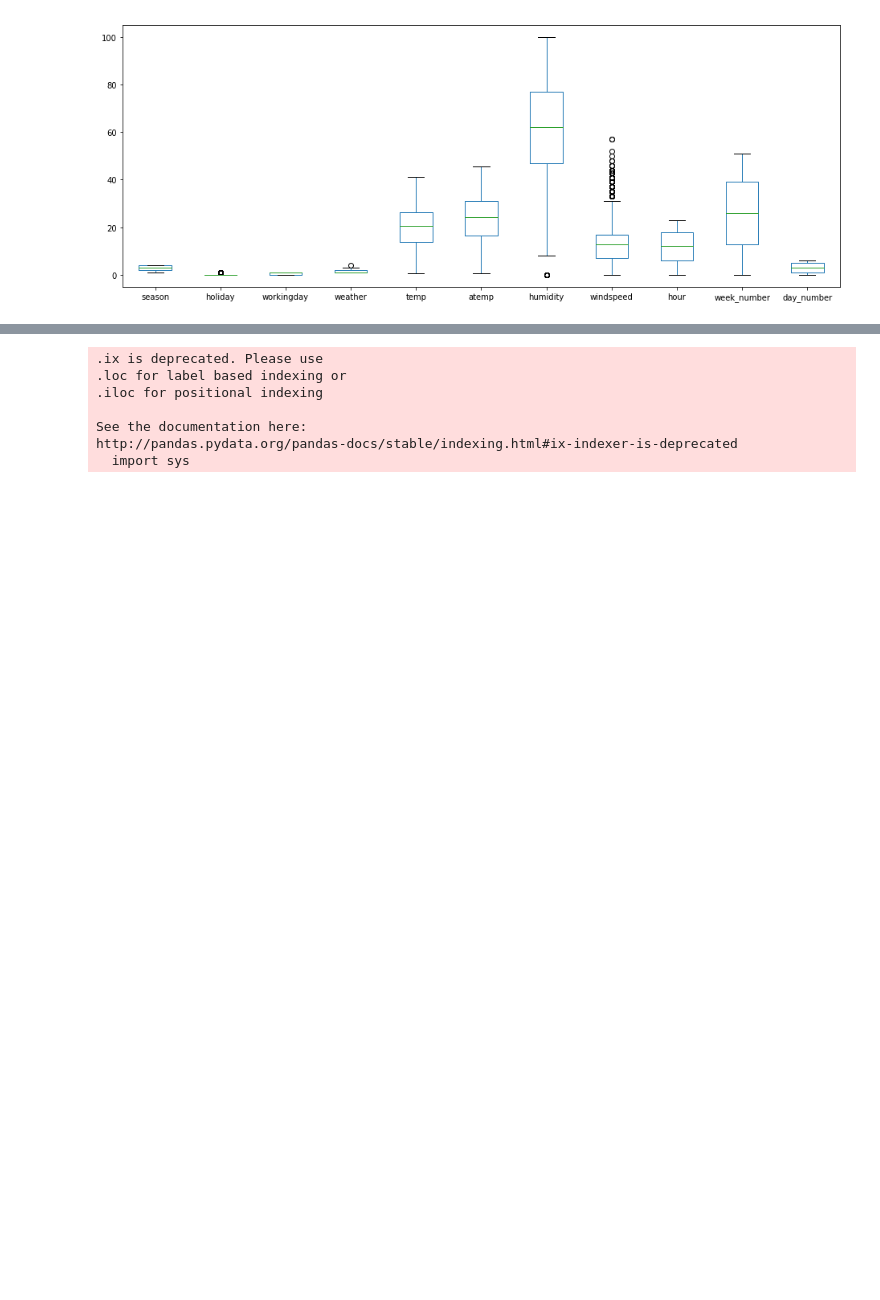
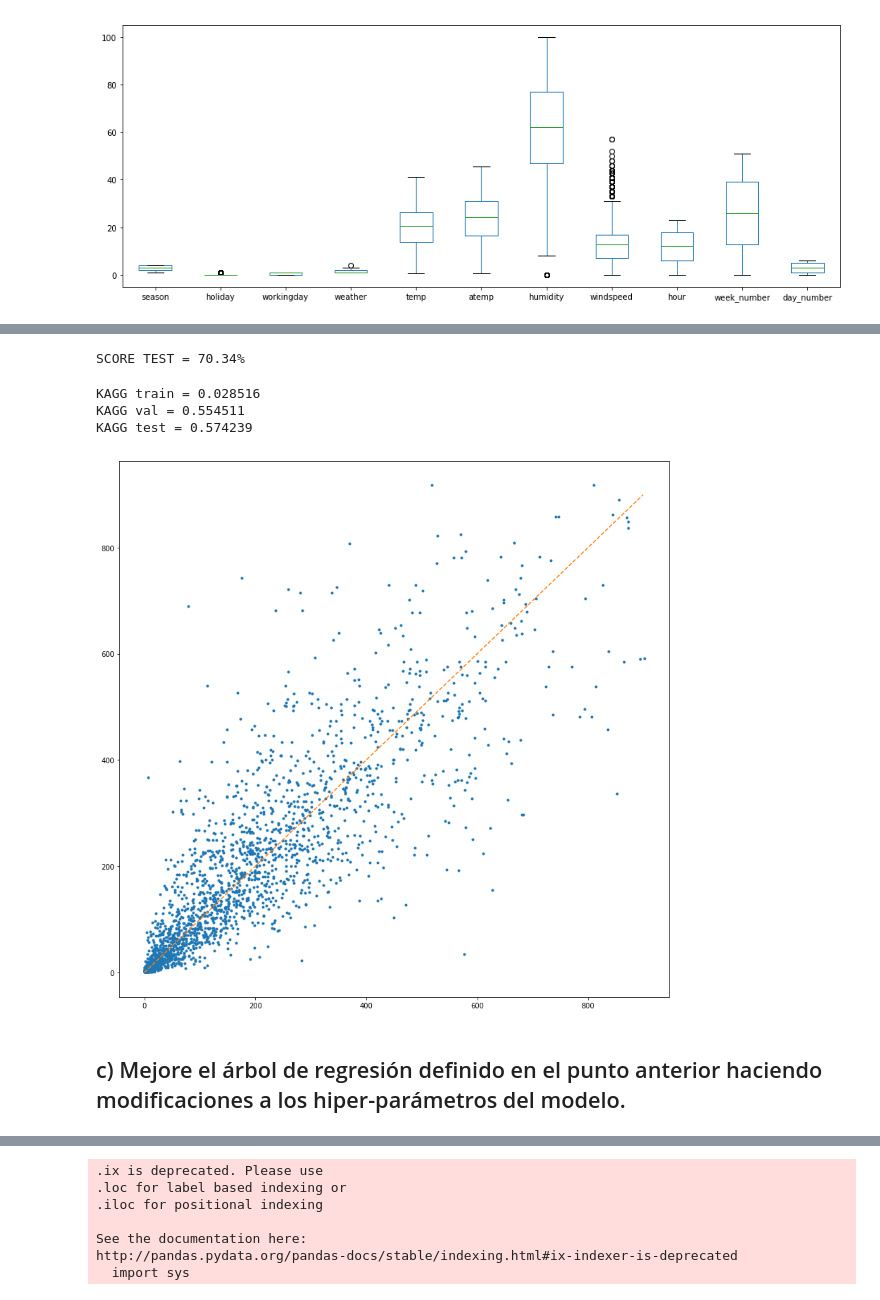
Before and after one commit to Caimapo/MachineLearning2017-02, a Jupyter notebook: Tarea 3/Parte 2.ipynb, the cells around one changed output, grey strips where cells are left out. Cells and saved outputs as stored; diff of their text form; code cells hidden in the pictures; blank space fills up the shorter version.

Commit message:
p2.d TODO: rerun all tree

```diff
--- a/Tarea 3/Parte 2.ipynb
+++ b/Tarea 3/Parte 2.ipynb
@@ -172,0 +144,31 @@ Xdf=df.loc[:,['season','holiday','workingday','weather','temp','atemp','humidity
+# %%
+def eval_model(model, scoring, x_train, y_train, x_test, y_test, x_val=None, y_val=None, plot=True):
+    kagg_train = -scoring(model, x_train, y_train)
+    print("KAGG train = %f" % kagg_train)
+    if (not x_val is None) and (not y_val is None):
+        kagg_val = -scoring(model, x_val, y_val)
+        print("KAGG val = %f" % kagg_val)
+    y_pred_test = model.predict(x_test)
+    kagg_test = -scoring(model, x_test, y_test)
+    print("KAGG test = %f" % kagg_test)
+    if plot:
+        plt.figure(figsize=(14,14))
+        plt.plot(y_test, y_pred_test, '.')
+        plt.plot(range(900), range(900), '--')
+        plt.show()
+# %%
+def split_dataset(df, x_columns, shift_train, shift_val, val=True):
+    Xdf = df.loc[:, x_columns]
+    Ydf = df.loc[:, 'count']
+    out = []
+    if val:
+        out.append(Xdf[0:shift_train].values)
+        out.append(Ydf[0:shift_train].values)
+        out.append(Xdf[shift_train:shift_val].values)
+        out.append(Ydf[shift_train:shift_val].values)
+    else:
+        out.append(Xdf[0:shift_val].values)
+        out.append(Ydf[0:shift_val].values)
+    out.append(Xdf[shift_val:].values)
+    out.append(Ydf[shift_val:].values)
+    return tuple(out)
@@ -172,0 +194,19 @@ Xdf=df.loc[:,['season','holiday','workingday','weather','temp','atemp','humidity
+# %%
+x_columns = ['season', 'holiday', 'workingday', 'weather','temp', 'atemp', 'humidity', 'windspeed', 'hour']
+x_train, y_train, x_val, y_val, x_test, y_test = split_dataset(df, x_columns, shift_train, shift_val)
+# %%
+model = Tree(random_state=0)
+model.fit(x_train, y_train)
+score_test = 100*model.score(x_test, y_test)
+print('SCORE TEST = %.2f%%' % score_test)
+# %% [output]
+SCORE TEST = 70.34%
+# %%
+eval_model(model, loss, x_train, y_train, x_test, y_test, x_val, y_val)
+# %% [output]
+KAGG train = 0.028516
+KAGG val = 0.554511
+KAGG test = 0.574239
+[figure, added]
+# %% [markdown]
+## c)  Mejore el árbol de regresión definido en el punto anterior haciendo modificaciones a los hiper-parámetros del modelo.
```
Also changed, not shown: parts of 52 cells of this notebook.
